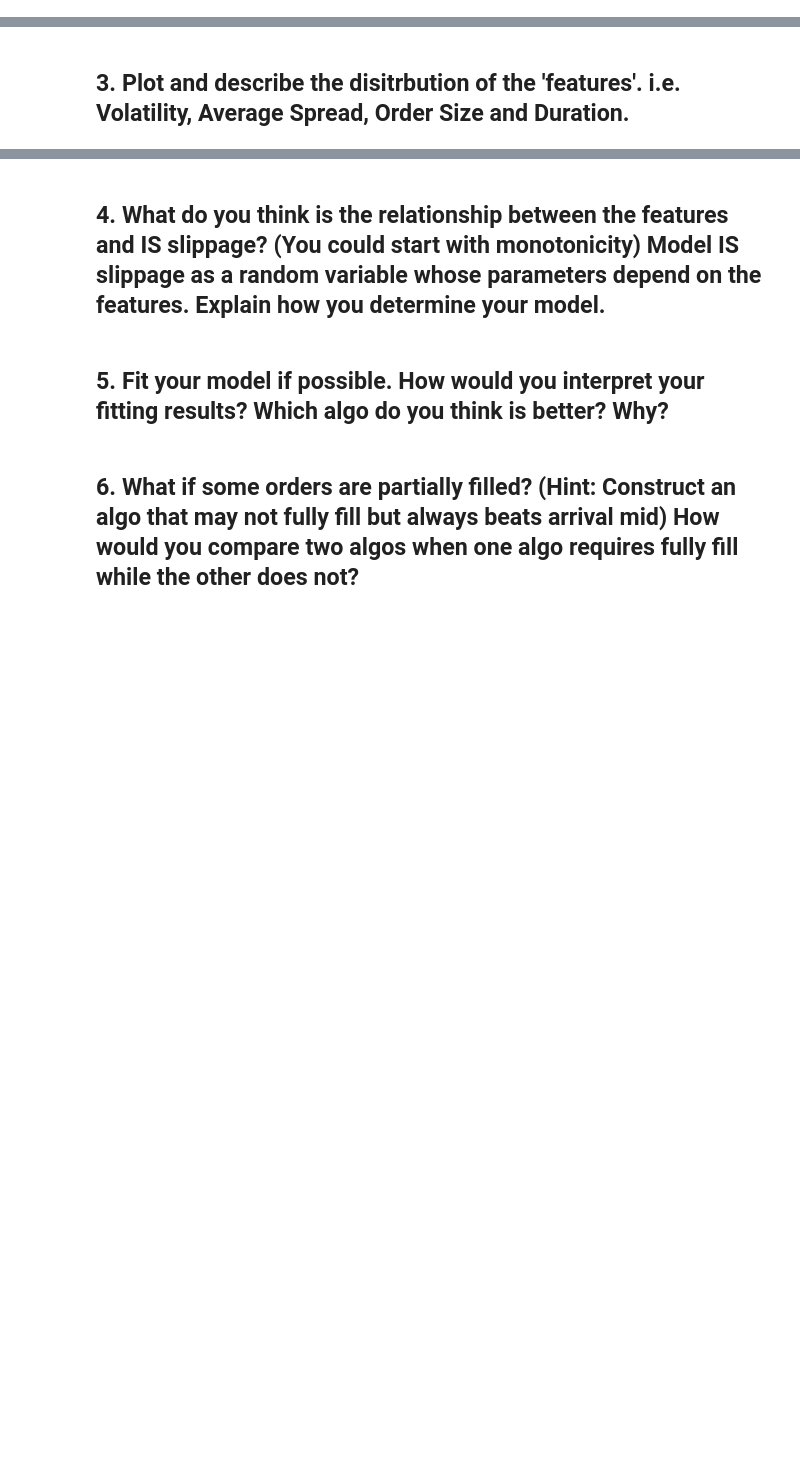
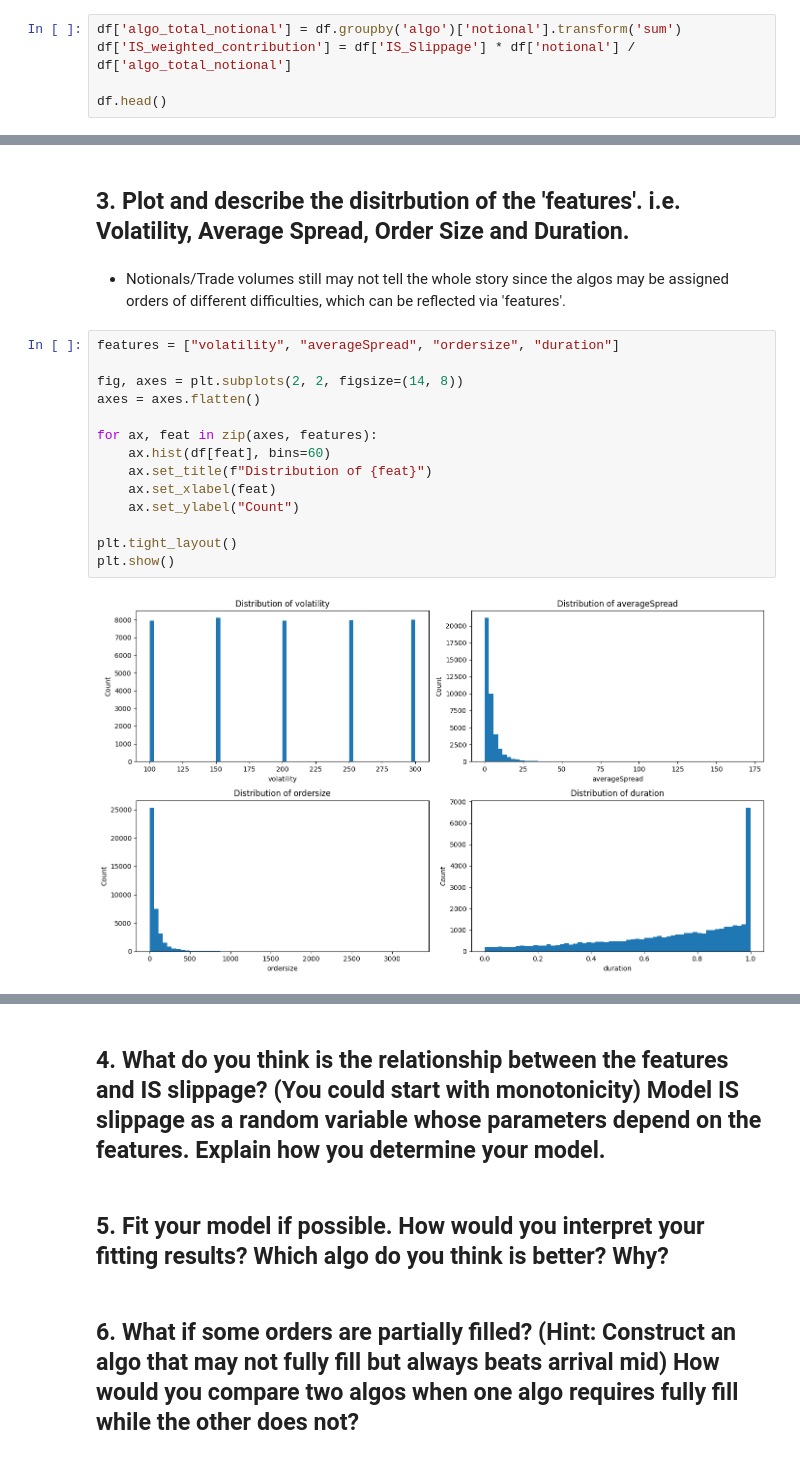
Before and after one commit to Lawrence2005/UBS-OA, a Jupyter notebook: solution.ipynb, the cells around one changed output, grey strips where cells are left out. Drawn from its saved outputs; the diff is of its cells as text; blank space fills up the shorter version.

```diff
--- a/solution.ipynb
+++ b/solution.ipynb
@@ -108,0 +117,5 @@ On a raw unconditional basis, algo_1 appears to perform better, having lower ave
+# %%
+df['algo_total_notional'] = df.groupby('algo')['notional'].transform('sum')
+df['IS_weighted_contribution'] = df['IS_Slippage'] * df['notional'] / df['algo_total_notional']
+
+df.head()
@@ -109,2 +144,20 @@ On a raw unconditional basis, algo_1 appears to perform better, having lower ave
 # %% [markdown]
 ## 3. Plot and describe the disitrbution of the 'features'. i.e. Volatility, Average Spread, Order Size and Duration.
+# %% [markdown]
+- Notionals/Trade volumes still may not tell the whole story since the algos may be assigned orders of different difficulties, which can be reflected via 'features'.
+# %%
+features = ["volatility", "averageSpread", "ordersize", "duration"]
+
+fig, axes = plt.subplots(2, 2, figsize=(14, 8))
+axes = axes.flatten()
+
+for ax, feat in zip(axes, features):
+    ax.hist(df[feat], bins=60)
+    ax.set_title(f"Distribution of {feat}")
+    ax.set_xlabel(feat)
+    ax.set_ylabel("Count")
+
+plt.tight_layout()
+plt.show()
+# %% [output]
+[figure, added]
```
Also changed, not shown: parts of 9 cells of this notebook.
